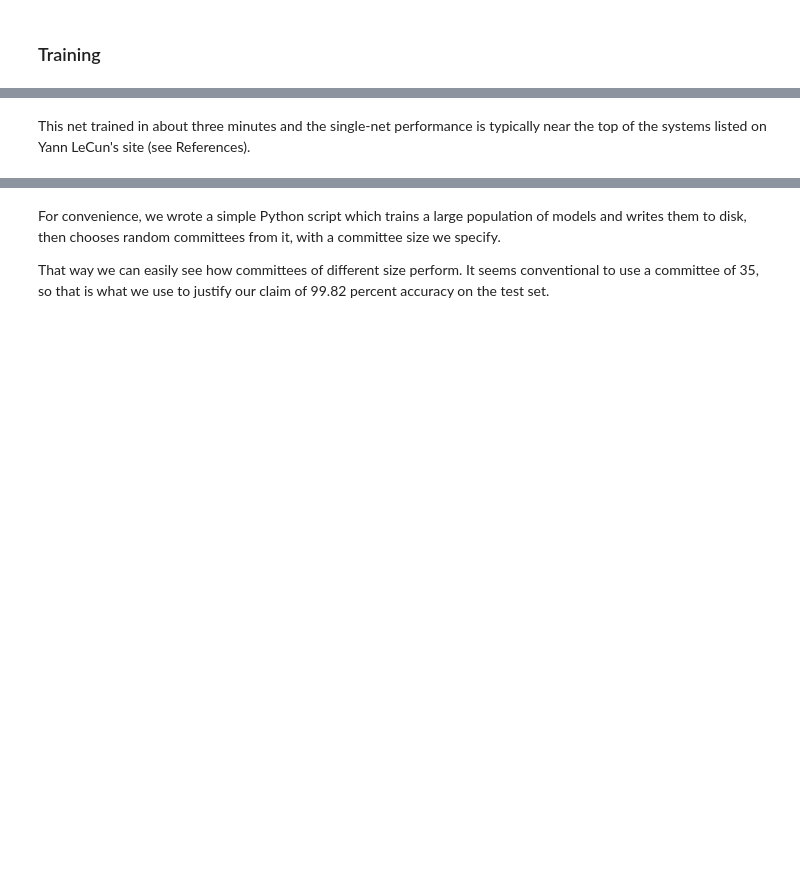
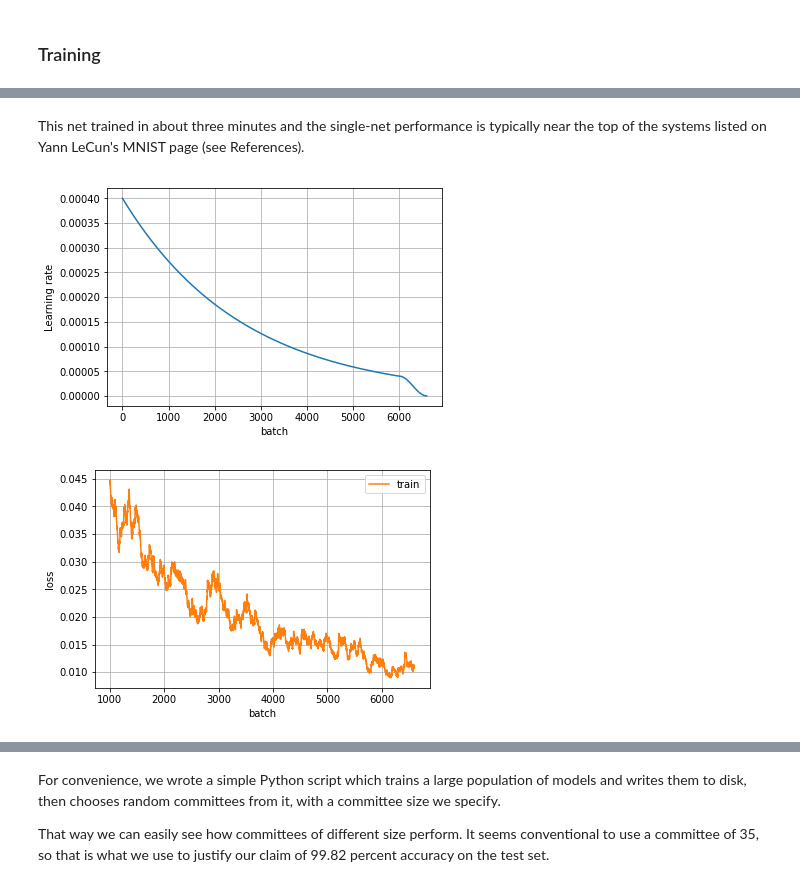
Before and after one commit to ttdoucet/mnist, a Jupyter notebook: mnist.ipynb, the cells around one changed output, grey strips where cells are left out. Drawn from its saved outputs; the diff is of its cells as text; code cells hidden in the pictures; blank space fills up the shorter version.

```diff
--- a/mnist.ipynb
+++ b/mnist.ipynb
@@ -119,11 +99,0 @@ params = {'epochs': 10, 'bs': 100,
-# %%
-def train_one(trainset, testset):
-    "Train one instance of our MNIST model."
-
-    model = mnist_model()
-    trainer = Trainer(model, trainset)
-    one_cycle(trainer, **params)
-
-    acc, lss = accuracy(Classifier(model), ds=testset, include_loss=True)
-    print(f"test set: loss = {lss:.3g}, accuracy = {percent(acc)}")
-    return model
@@ -130,4 +114,28 @@ def train_one(trainset, testset):
+# %%
+def annihilate(cb, epochs=1):
+    "Quickly reduce learning rate towards zero."
+    lr_start = cb.lrs[-1]
+    batches = epochs_to_batches(cb.trainer.train_set, epochs, cb.bs)
+    lr = cos_interpolator(lr_start, lr_start/1e3, batches)
+    return cb.trainer.train(lr=lr, p=cb.moms[-1], wd=cb.wd, epochs=epochs, bs=cb.bs, callback=cb)
+
+def train_one(trainset, testset, callback=None):
+    "Train MNIST model according to desired parameters and schedule."
+    epochs, lr_max, bs, wd = (10, 4e-4, 100, 0.0)
+
+    model = mnist_model()
+    trainer = Trainer(model, trainset, mnist_testset(augmented=True))
+    lr = exp_interpolator(lr_max, lr_max/10, epochs_to_batches(trainset, epochs, bs))
+
+    cb = None if callback is None else callback(trainer)
+    cb = trainer.train(lr, p=0.90, epochs=epochs, bs=bs, wd=wd, callback=cb)
+    cb = annihilate(cb)
+
+    acc, lss = accuracy(Classifier(model), ds=testset, include_loss=True)
+    print(f"test set: loss = {lss:.3g}, accuracy = {percent(acc)}")
+
+    return model, cb
 # %%
-m1 = train_one(trainset, testset)
+m1, cb = train_one(trainset, testset)
 # %% [output]
 [interactive output not drawn]
@@ -135,6 +144,17 @@ test set: loss = 0.00772, accuracy = 99.72%
 # %% [markdown]
 This net trained in about three minutes and the
 single-net performance is typically near the top of the systems listed on Yann LeCun's
-site (see References).
+MNIST page (see References).
+# %%
+# The callback value returned, cb, holds a history of the training
+# session, including the learning rates used during training and the
+# training loss at each batch.  (If we give trainer.train() a
+# ValidationCallback parameter, it will additionally collect validation
+# loss and other data.)
+cb.plot_lr()
+cb.plot_loss(start=1000, halflife=60)
+# %% [output]
+[figure, added]
+[figure, added]
 # %%
 # Let's train four more.
```
Also changed, not shown: parts of 26 cells of this notebook.
